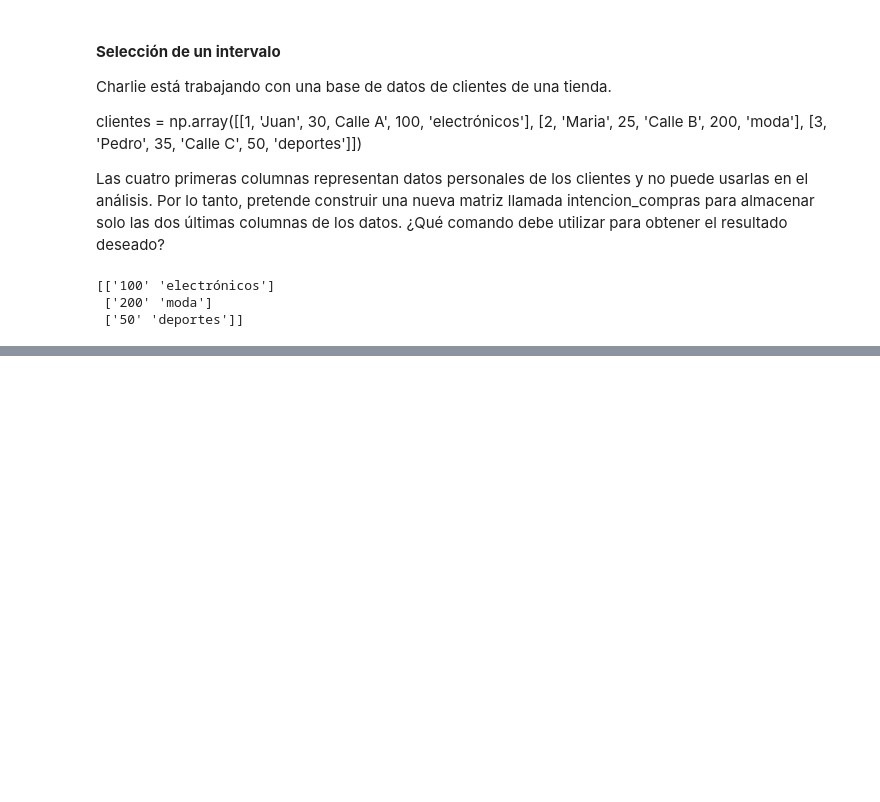
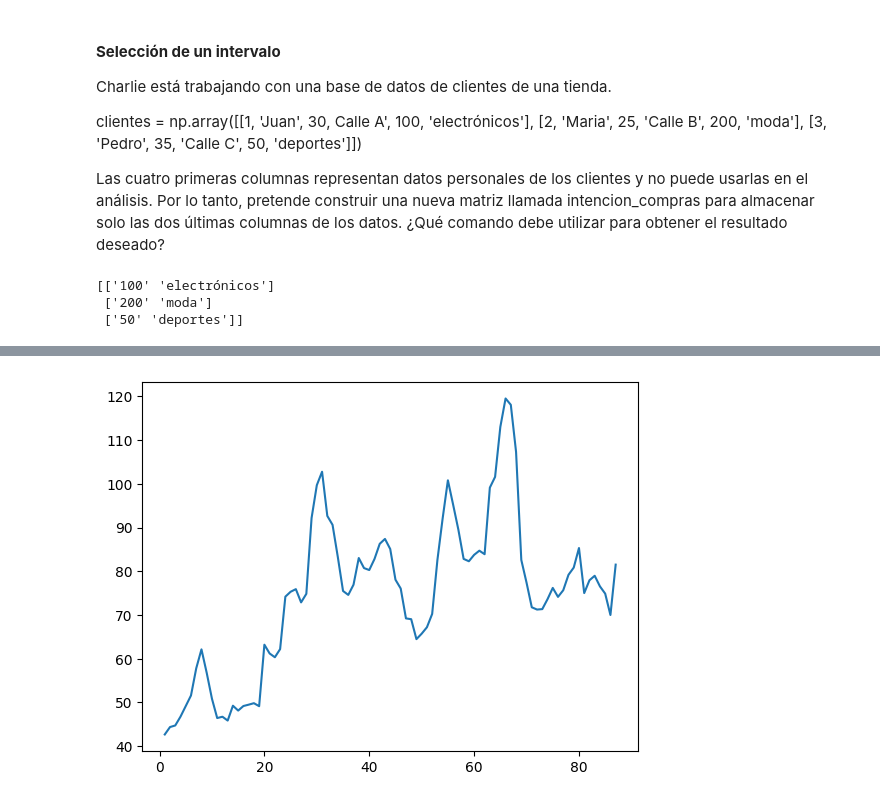
Before and after one commit to FelixH316/alaska14-numpy, a Jupyter notebook: s2_exploration/exploration_session.ipynb, the cells around one changed output, grey strips where cells are left out. Saved outputs shown, nothing was run; the diff lists cells and outputs as text; code cells hidden in the pictures; blank space fills up the shorter version.

```diff
--- a/s2_exploration/exploration_session.ipynb
+++ b/s2_exploration/exploration_session.ipynb
@@ -207,0 +249,5 @@ print(intencion_compras2)
+# %%
+plt.plot(fechas, kaliningrado)
+plt.show()
+# %% [output]
+[figure, added]
```
Also changed, not shown: parts of 17 cells of this notebook, 1 other file.
